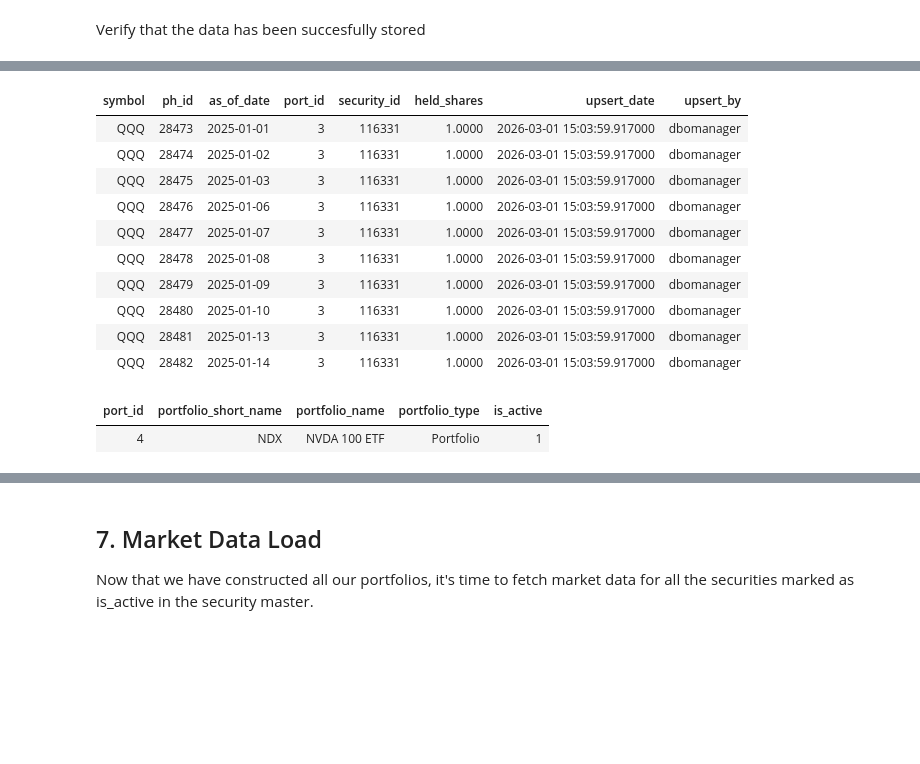
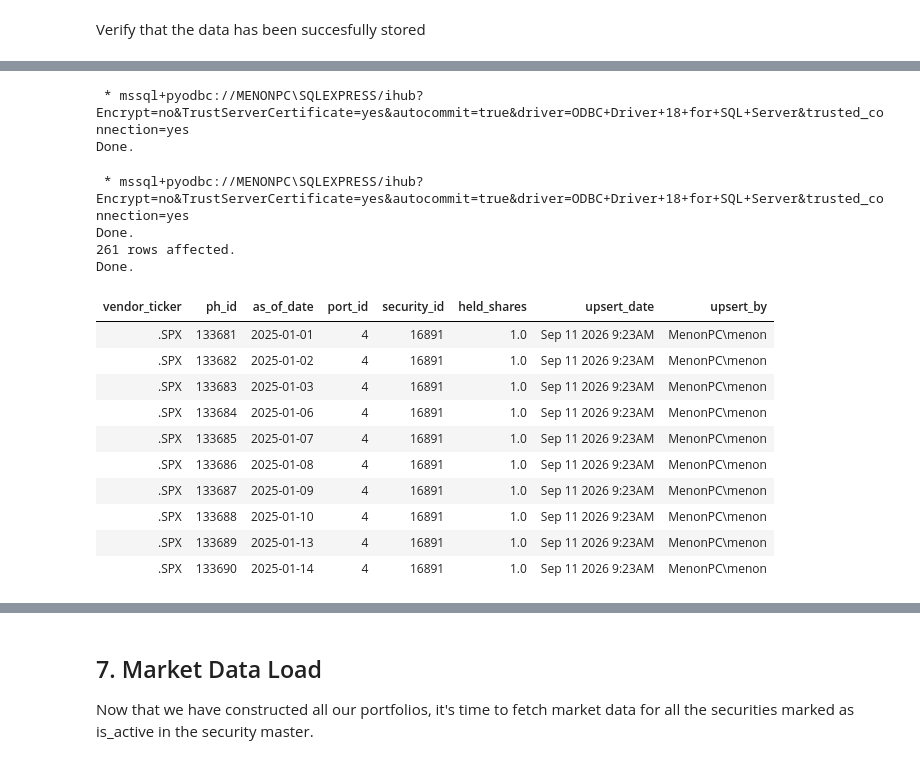
Before and after one commit to menonf/InvestmentManagement, a Jupyter notebook: toolkit/notebooks/backtest_research_demo_sp500.ipynb, the cells around one changed output, grey strips where cells are left out. Drawn from its saved outputs; the diff is of its cells as text; code cells hidden in the pictures; blank space fills up the shorter version.

```diff
--- a/toolkit/notebooks/backtest_research_demo_sp500.ipynb
+++ b/toolkit/notebooks/backtest_research_demo_sp500.ipynb
@@ -279,46 +479,63 @@ Verify that the data has been succesfully stored
+# %%
+result = %sql INSERT INTO [dbo].[portfolio] (portfolio_short_name, portfolio_name, portfolio_type, is_active) \
+         OUTPUT INSERTED.port_id \
+         VALUES ('GSPC', 'S&P 500 Price Index', 'Portfolio', 1);
+
+new_port_id = result[0][0]
+# %% [output]
+ * mssql+pyodbc://MENONPC\SQLEXPRESS/ihub?Encrypt=no&TrustServerCertificate=yes&autocommit=true&driver=ODBC+Driver+18+for+SQL+Server&trusted_connection=yes
+Done.
 # %%
 %%sql
 ;WITH securities AS (
-    SELECT   security_id, symbol
-    FROM     dbo.security_master
-    WHERE    symbol IN ('QQQ')
+    SELECT   sm.security_id, x.vendor_ticker AS symbol
+    FROM     dbo.security_master sm
+    JOIN     dbo.security_vendor_xref x
+             ON  x.security_id = sm.security_id
+             AND x.vendor = 'Refinitiv'
+    WHERE    x.vendor_ticker IN ('.SPX')
 ),
 dates AS (
     SELECT CAST(:start_date AS DATE) dt
     UNION ALL
     SELECT DATEADD(DAY, 1, dt) FROM dates WHERE dt < :end_date
 ),
 business_dates AS (
     SELECT dt FROM dates WHERE DATEPART(WEEKDAY, dt) BETWEEN 2 AND 6
 )
 INSERT INTO dbo.portfolio_holdings(as_of_date, port_id, security_id, held_shares, upsert_date, upsert_by)
 SELECT      bd.dt,
             :new_port_id,
             s.security_id,
             1 AS held_shares,
             GETDATE() AS upsert_date,
             SYSTEM_USER AS upsert_by
 FROM        business_dates bd
 CROSS JOIN  securities s
 ORDER BY    bd.dt, s.security_id
 OPTION (MAXRECURSION 32767);
 
 ----------------------------------------------------------------------------------------
-SELECT TOP 10 sm.symbol,ph.*
+SELECT TOP 10 x.vendor_ticker, ph.*
 FROM		dbo.portfolio_holdings ph
-INNER JOIN	dbo.security_master sm
-			ON  ph.security_id = sm.security_id
+INNER JOIN	dbo.security_vendor_xref x
+			ON  x.security_id = ph.security_id
+			AND x.vendor = 'Refinitiv'
 WHERE		port_id = :new_port_id
 ORDER BY	as_of_date
 # %% [output]
+ * mssql+pyodbc://MENONPC\SQLEXPRESS/ihub?Encrypt=no&TrustServerCertificate=yes&autocommit=true&driver=ODBC+Driver+18+for+SQL+Server&trusted_connection=yes
+Done.
+261 rows affected.
+Done.
-| symbol | ph_id | as_of_date | port_id | security_id | held_shares | upsert_date | upsert_by |
-| QQQ | 28473 | 2025-01-01 | 3 | 116331 | 1.0000 | 2026-03-01 15:03:59.917000 | dbomanager |
-| QQQ | 28474 | 2025-01-02 | 3 | 116331 | 1.0000 | 2026-03-01 15:03:59.917000 | dbomanager |
-| QQQ | 28475 | 2025-01-03 | 3 | 116331 | 1.0000 | 2026-03-01 15:03:59.917000 | dbomanager |
-| QQQ | 28476 | 2025-01-06 | 3 | 116331 | 1.0000 | 2026-03-01 15:03:59.917000 | dbomanager |
-| QQQ | 28477 | 2025-01-07 | 3 | 116331 | 1.0000 | 2026-03-01 15:03:59.917000 | dbomanager |
-| QQQ | 28478 | 2025-01-08 | 3 | 116331 | 1.0000 | 2026-03-01 15:03:59.917000 | dbomanager |
-| QQQ | 28479 | 2025-01-09 | 3 | 116331 | 1.0000 | 2026-03-01 15:03:59.917000 | dbomanager |
-| QQQ | 28480 | 2025-01-10 | 3 | 116331 | 1.0000 | 2026-03-01 15:03:59.917000 | dbomanager |
-| QQQ | 28481 | 2025-01-13 | 3 | 116331 | 1.0000 | 2026-03-01 15:03:59.917000 | dbomanager |
-| QQQ | 28482 | 2025-01-14 | 3 | 116331 | 1.0000 | 2026-03-01 15:03:59.917000 | dbomanager |
+| vendor_ticker | ph_id | as_of_date | port_id | security_id | held_shares | upsert_date | upsert_by |
+| .SPX | 133681 | 2025-01-01 | 4 | 16891 | 1.0 | Sep 11 2026 9:23AM | MenonPC\menon |
+| .SPX | 133682 | 2025-01-02 | 4 | 16891 | 1.0 | Sep 11 2026 9:23AM | MenonPC\menon |
+| .SPX | 133683 | 2025-01-03 | 4 | 16891 | 1.0 | Sep 11 2026 9:23AM | MenonPC\menon |
+| .SPX | 133684 | 2025-01-06 | 4 | 16891 | 1.0 | Sep 11 2026 9:23AM | MenonPC\menon |
+| .SPX | 133685 | 2025-01-07 | 4 | 16891 | 1.0 | Sep 11 2026 9:23AM | MenonPC\menon |
+| .SPX | 133686 | 2025-01-08 | 4 | 16891 | 1.0 | Sep 11 2026 9:23AM | MenonPC\menon |
+| .SPX | 133687 | 2025-01-09 | 4 | 16891 | 1.0 | Sep 11 2026 9:23AM | MenonPC\menon |
+| .SPX | 133688 | 2025-01-10 | 4 | 16891 | 1.0 | Sep 11 2026 9:23AM | MenonPC\menon |
+| .SPX | 133689 | 2025-01-13 | 4 | 16891 | 1.0 | Sep 11 2026 9:23AM | MenonPC\menon |
+| .SPX | 133690 | 2025-01-14 | 4 | 16891 | 1.0 | Sep 11 2026 9:23AM | MenonPC\menon |
@@ -331,6 +541,0 @@ new_port_id = result[0][0]
-# %%
-%%sql
-SELECT * FROM [dbo].[portfolio] WHERE port_id = :new_port_id
-# %% [output]
-| port_id | portfolio_short_name | portfolio_name | portfolio_type | is_active |
-| 4 | NDX | NVDA 100 ETF | Portfolio | 1 |
```
Also changed, not shown: parts of 45 cells of this notebook, 6 other files.
